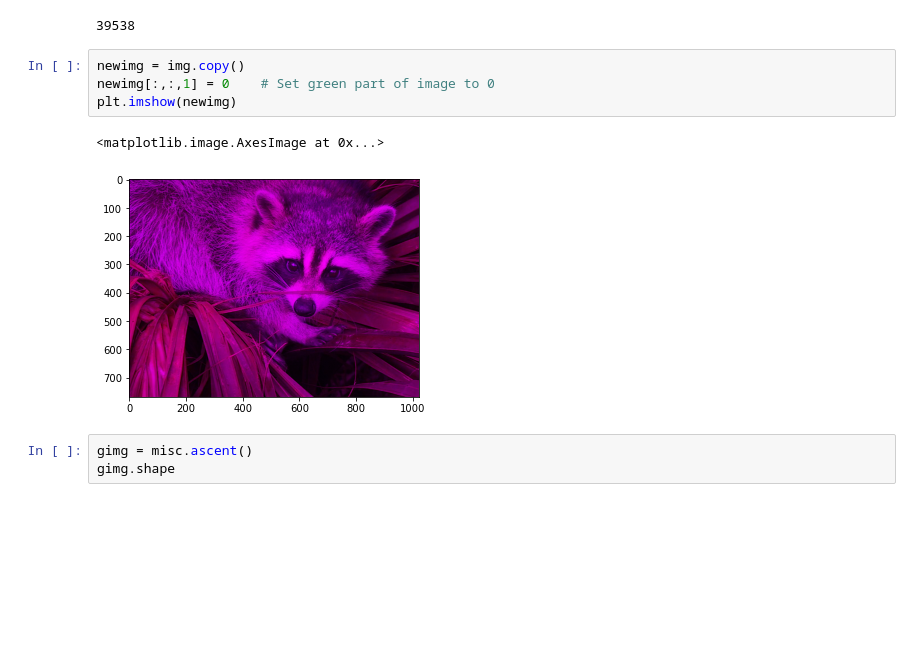
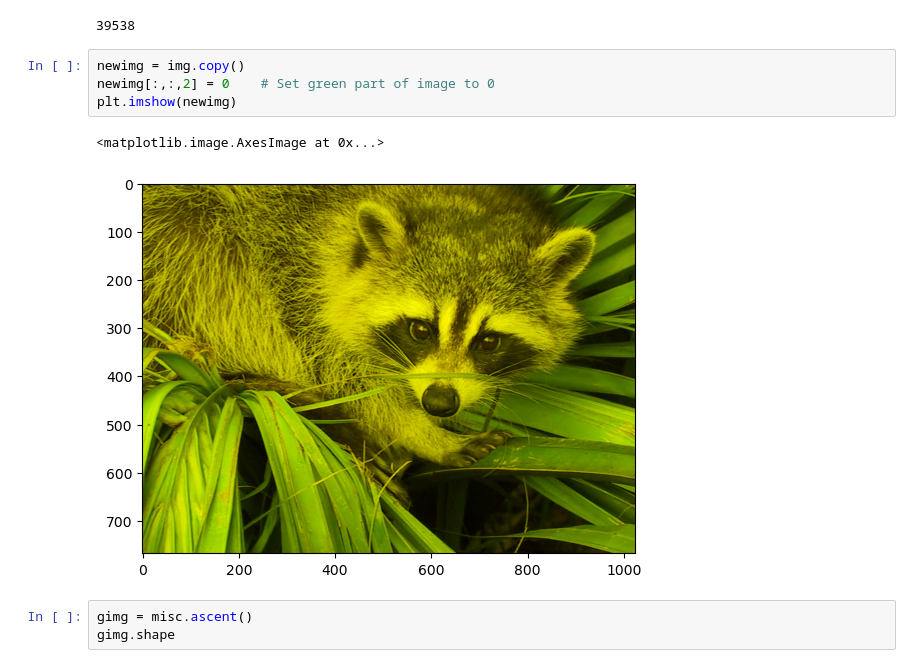
Before and after one commit to srikanthpragada/ds_22_jan_2024, a Jupyter notebook: numpy/numpy_demo.ipynb, the cells around one changed output. Saved outputs shown, nothing was run; the diff lists cells and outputs as text; blank space fills up the shorter version.

```diff
--- a/numpy/numpy_demo.ipynb
+++ b/numpy/numpy_demo.ipynb
@@ -1509,11 +1509,11 @@ plt.imshow(np.vstack((f1,f2)))
 39538
 # %%
 newimg = img.copy()
-newimg[:,:,1] = 0    # Set green part of image to 0
+newimg[:,:,2] = 0    # Set green part of image to 0
 plt.imshow(newimg)
 # %% [output]
 <matplotlib.image.AxesImage at 0x...>
-[figure, old version]
+[figure, new version]
 # %%
 gimg = misc.ascent()
 gimg.shape
```
Also changed, not shown: parts of 3 cells of this notebook, 13 other files.
